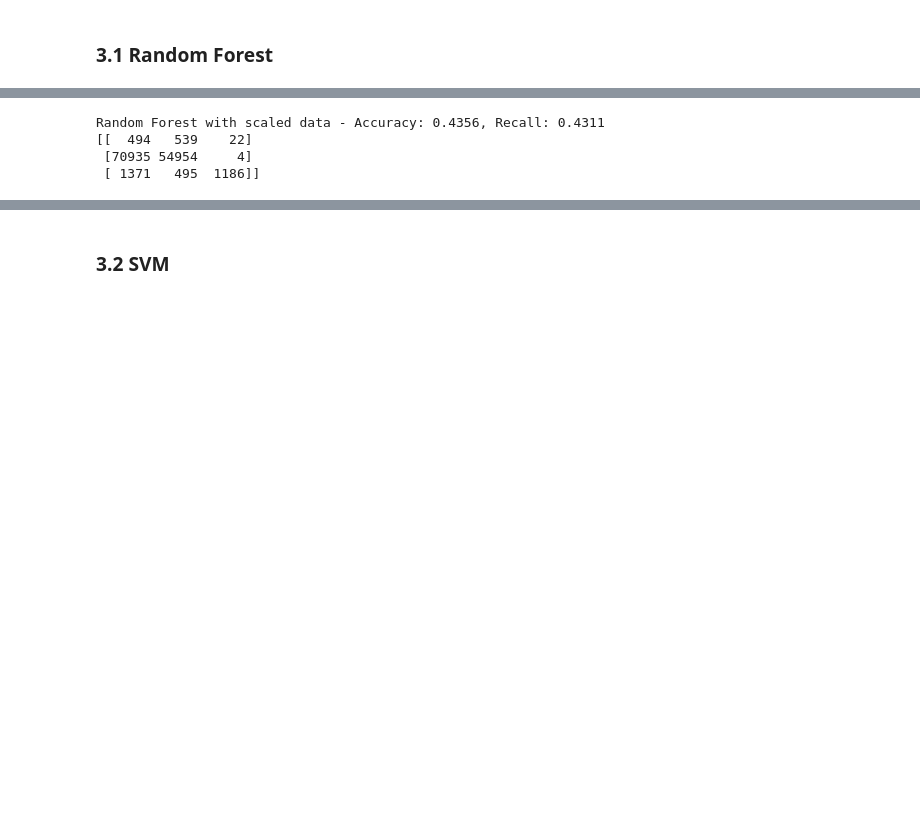
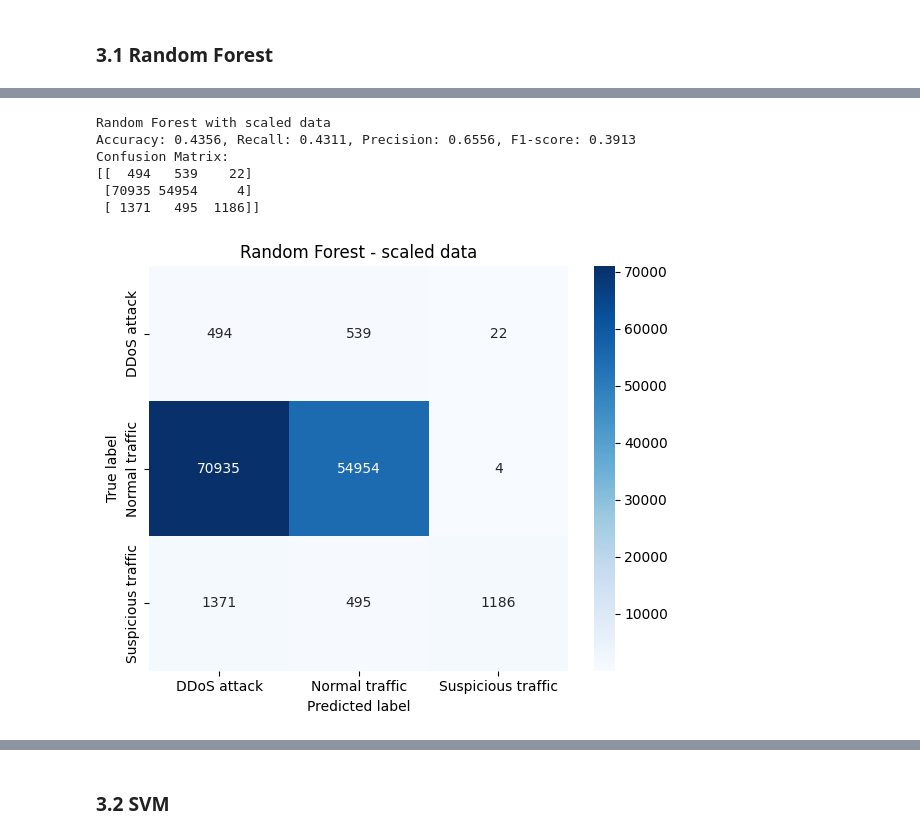
Before and after one commit to varsanyimate/ddos, a Jupyter notebook: src/baseline_model_comparison.ipynb, the cells around one changed output, grey strips where cells are left out. Drawn from its saved outputs; the diff is of its cells as text; code cells hidden in the pictures; blank space fills up the shorter version.

```diff
--- a/src/baseline_model_comparison.ipynb
+++ b/src/baseline_model_comparison.ipynb
@@ -157,15 +178,19 @@ Random Forest with original data - Accuracy: 0.4376, Recall: 0.4524
 # %%
 # 2. Random Forest with scaled data
 rf_scaled = RandomForestClassifier(n_estimators=100, random_state=42)
 rf_scaled_model, y_pred_rf_scaled, conf_rf_scaled = evaluate_model(
     rf_scaled, X_train_scaled, y_train_encoded, X_test_scaled, y_test_encoded,
     "Random Forest", "scaled data"
 )
+plot_conf_matrix(conf_rf_scaled, "Random Forest", "scaled data", le.classes_)
 # %% [output]
-Random Forest with scaled data - Accuracy: 0.4356, Recall: 0.4311
+Random Forest with scaled data
+Accuracy: 0.4356, Recall: 0.4311, Precision: 0.6556, F1-score: 0.3913
+Confusion Matrix:
 [[  494   539    22]
  [70935 54954     4]
  [ 1371   495  1186]]
+[figure, added]
 # %%
 # 3. Random Forest with SMOTE data
 rf_smote = RandomForestClassifier(n_estimators=100, random_state=42)
```
Also changed, not shown: parts of 19 cells of this notebook.
